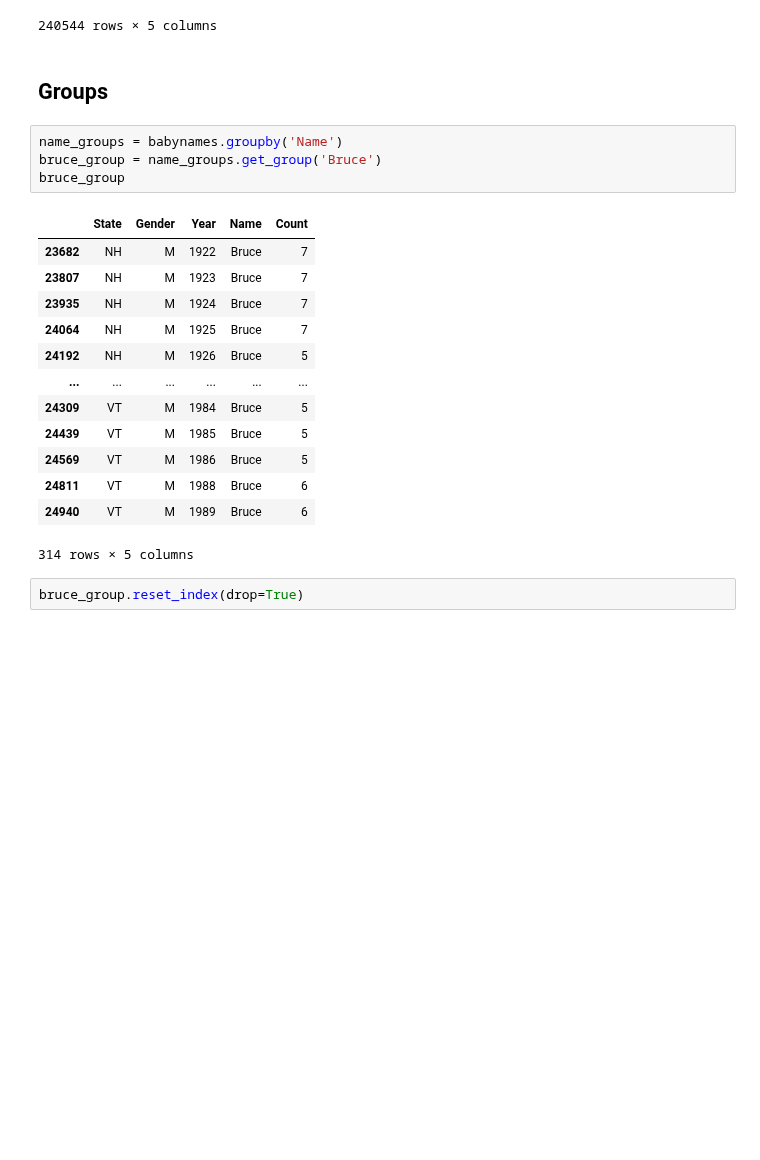
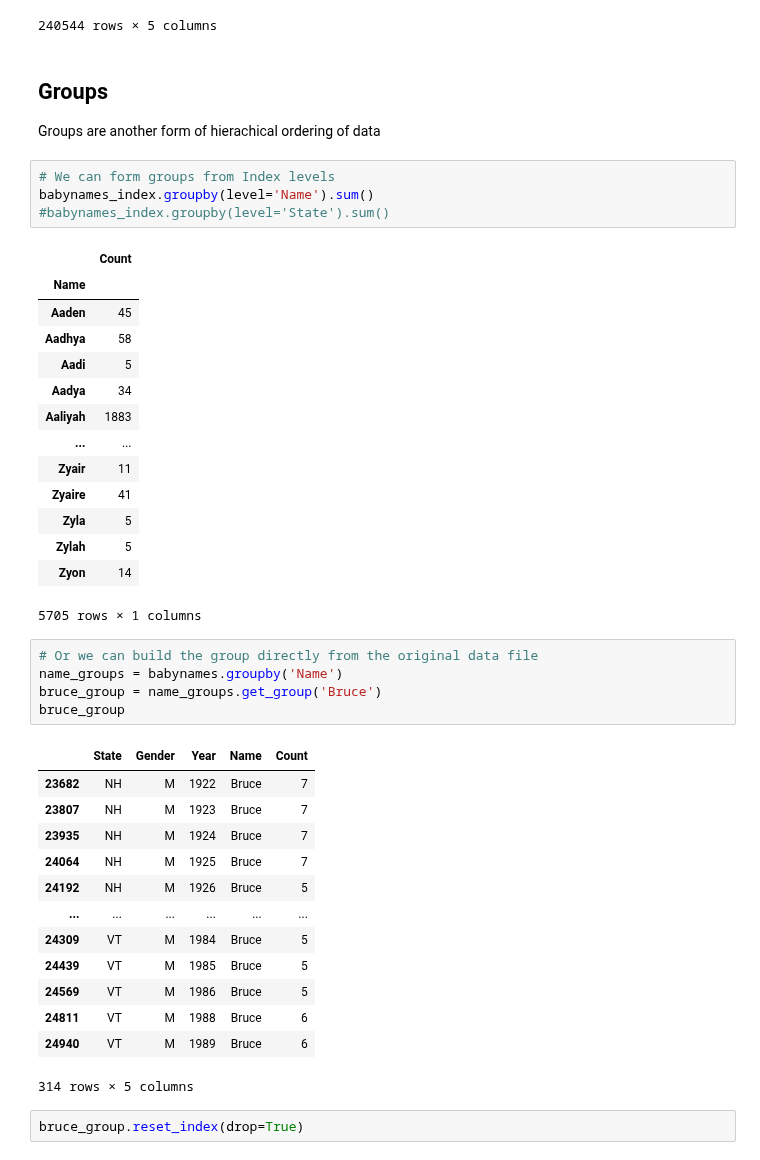
Before and after one commit to usm-cos422-522/courseMaterials, a Jupyter notebook: Lectures/Babynames.ipynb, the cells around one changed output. Cells and saved outputs as stored; diff of their text form; blank space fills up the shorter version.

```diff
--- a/Lectures/Babynames.ipynb
+++ b/Lectures/Babynames.ipynb
@@ -404,9 +404,30 @@ babynames_index.reset_index()
 | 240542 | VT | Zoey | 2020 | 9.0 | NaN |
 | 240543 | VT | Zoey | 2021 | 11.0 | NaN |
 240544 rows × 5 columns
-# %% [markdown]
-## Groups
+# %% [markdown]
+## Groups
+Groups are another form of hierachical ordering of data
+# %%
+# We can form groups from Index levels
+babynames_index.groupby(level='Name').sum()
+#babynames_index.groupby(level='State').sum()
+# %% [output]
+|  | Count |
+| Name |  |
+| Aaden | 45 |
+| Aadhya | 58 |
+| Aadi | 5 |
+| Aadya | 34 |
+| Aaliyah | 1883 |
+| ... | ... |
+| Zyair | 11 |
+| Zyaire | 41 |
+| Zyla | 5 |
+| Zylah | 5 |
+| Zyon | 14 |
+5705 rows × 1 columns
 # %%
+# Or we can build the group directly from the original data file
 name_groups = babynames.groupby('Name')
 bruce_group = name_groups.get_group('Bruce')
 bruce_group
```
